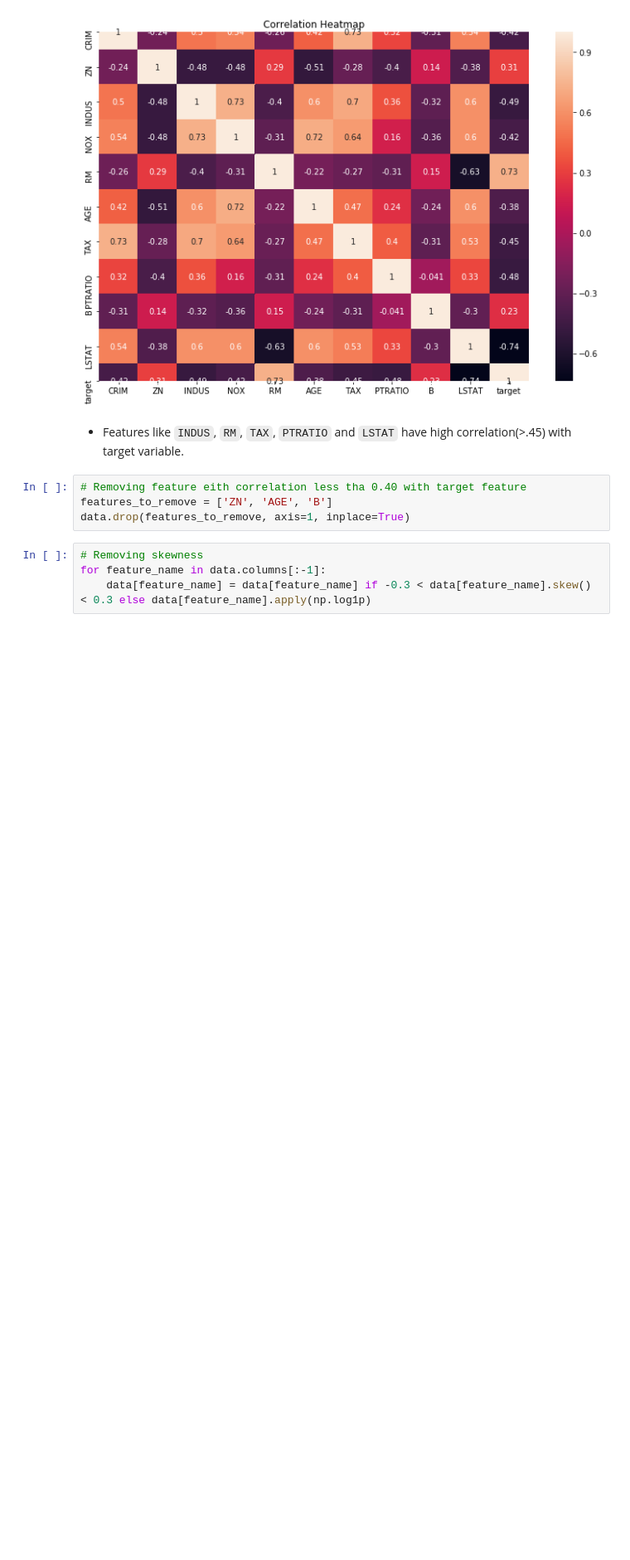
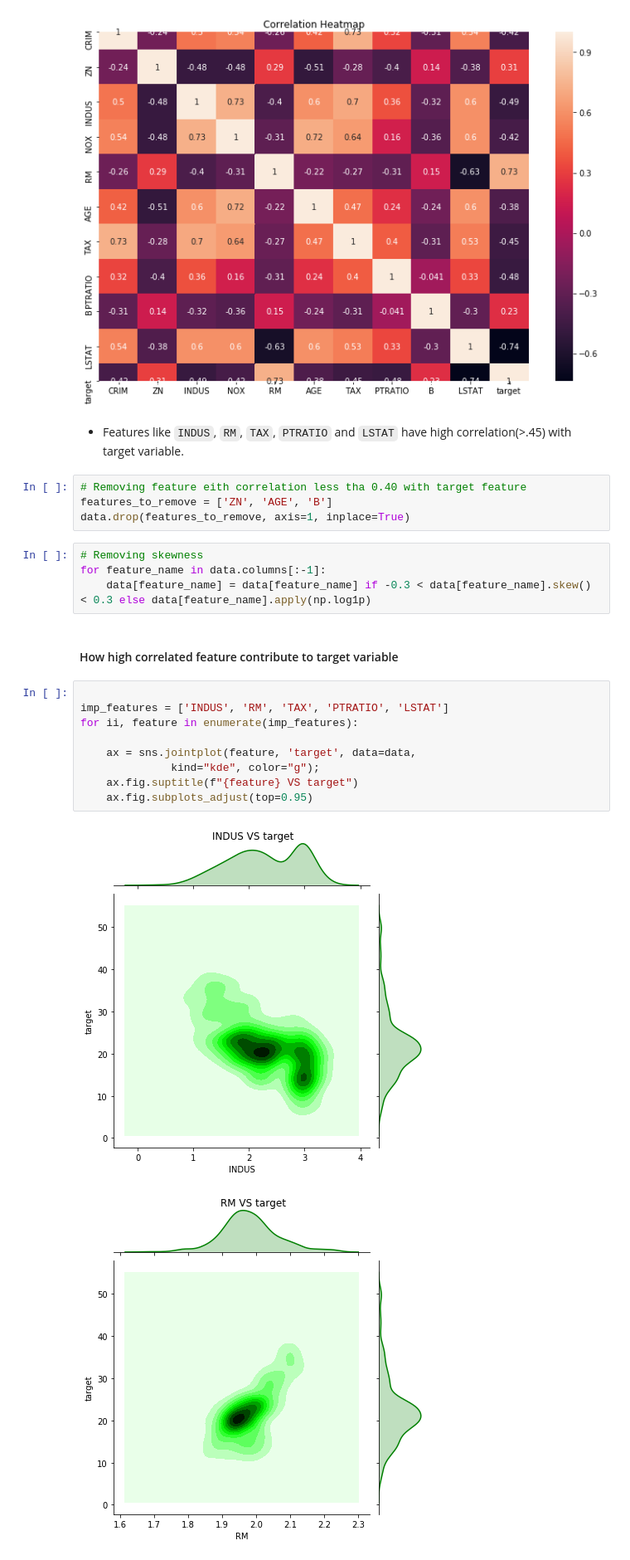
Before and after one commit to soni-ratnesh/Boston-House-Price-Prediction, a Jupyter notebook: Boston House Price Prediction.ipynb, the cells around one changed output. Shown: that part at 83% size. Saved outputs shown, nothing was run; the diff lists cells and outputs as text; blank space fills up the shorter version.

```diff
--- a/Boston House Price Prediction.ipynb
+++ b/Boston House Price Prediction.ipynb
@@ -235,3 +235,17 @@ data.drop(features_to_remove, axis=1, inplace=True)
 # Removing skewness
 for feature_name in data.columns[:-1]:
     data[feature_name] = data[feature_name] if -0.3 < data[feature_name].skew() < 0.3 else data[feature_name].apply(np.log1p)
+# %% [markdown]
+#### How high correlated feature contribute to target variable
+# %%
+
+imp_features = ['INDUS', 'RM', 'TAX', 'PTRATIO', 'LSTAT']
+for ii, feature in enumerate(imp_features):
+
+    ax = sns.jointplot(feature, 'target', data=data,
+              kind="kde", color="g");
+    ax.fig.suptitle(f"{feature} VS target")
+    ax.fig.subplots_adjust(top=0.95)
+# %% [output]
+[figure, added]
+[figure, added]
```
Also changed, not shown: parts of 2 cells of this notebook.
